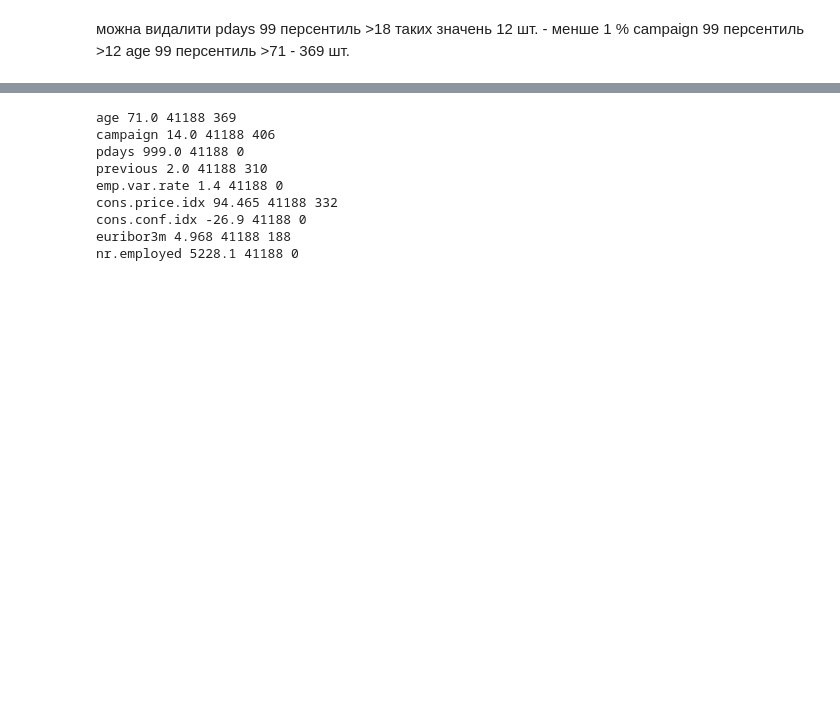
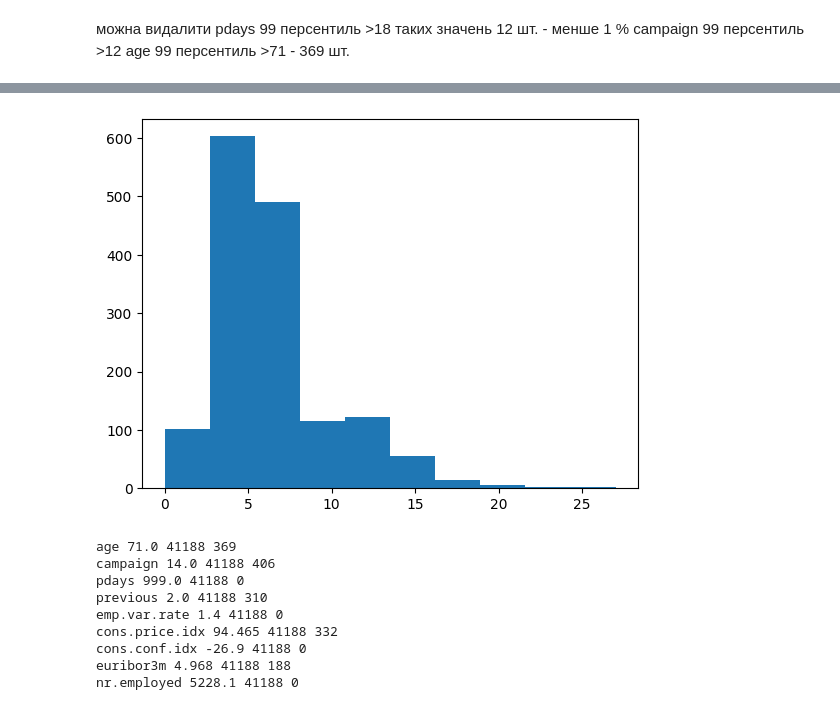
Before and after one commit to Daria-Lytvynenko/ML_course, a Jupyter notebook: Mid_term_Project.ipynb, the cells around one changed output, grey strips where cells are left out. Drawn from its saved outputs; the diff is of its cells as text; code cells hidden in the pictures; blank space fills up the shorter version.

```diff
--- a/Mid_term_Project.ipynb
+++ b/Mid_term_Project.ipynb
@@ -305,3 +353,7 @@ age 99 персентиль >71 - 369 шт.
+# %%
+plt.hist(train[train['pdays']<999]['pdays']);
+# %% [output]
+[figure, added]
 # %%
 for i in X.select_dtypes(exclude='object').columns.tolist():
   print(i, np.quantile(X[i], 0.99), X[i].shape[0], X[X[i]>np.quantile(X[i], 0.99)].shape[0])
```
Also changed, not shown: parts of 5 cells of this notebook.
